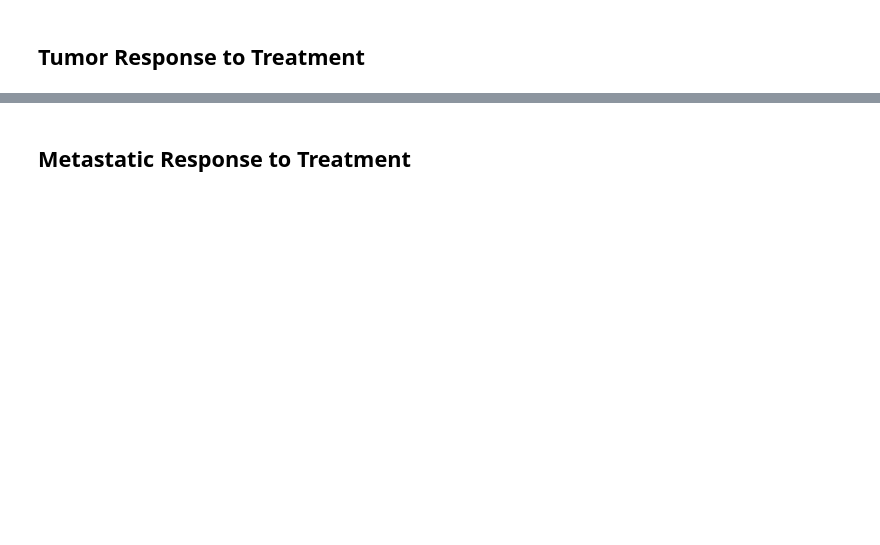
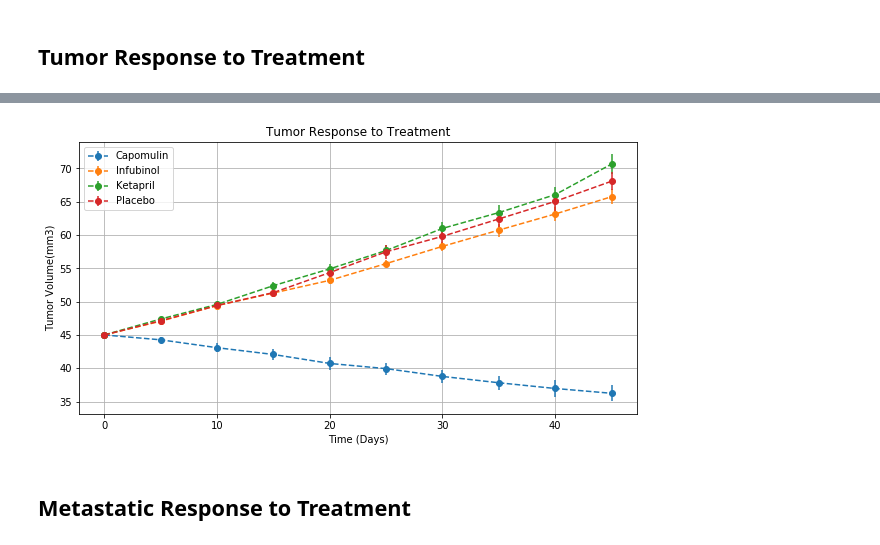
Before and after one commit to shrawantee/Matplotlib-Pymaceuticals, a Jupyter notebook: HW5_pymaceuticals_DS.ipynb, the cells around one changed output, grey strips where cells are left out. Cells and saved outputs as stored; diff of their text form; code cells hidden in the pictures; blank space fills up the shorter version.

```diff
--- a/HW5_pymaceuticals_DS.ipynb
+++ b/HW5_pymaceuticals_DS.ipynb
@@ -110,0 +87,8 @@ plt.show()
+# %%
+#DataFrame.pivot(index=None, columns=None, values=None)[source]
+# Minor Data Munging to Re-Format the Data Frames
+pivot_table = tumor_response_mean_df.pivot(index ="Timepoint", columns = 'Drug', values = "Tumor Volume (mm3)")
+pivot_table.reset_index(level = None, inplace = True)
+
+#Preview the formatted table
+pivot_table.head()
@@ -110,0 +102,3 @@ plt.show()
+# %%
+table_fourdrugs = pivot_table[["Timepoint", "Capomulin", "Infubinol", "Ketapril", "Placebo"]]
+table_fourdrugs.head()
@@ -111,3 +112,39 @@ plt.show()
+# %%
+#Collect the y- errors for the four focus drugs to use in the error plot
+
+Capomulin_error_df=tumor_response_sem_tumorvol_df.loc['Capomulin',["Tumor Volume (mm3)"]]
+Capomulin_error=Capomulin_error_df.iloc[:, 0].values
+
+
+Infubinol_error_df=tumor_response_sem_tumorvol_df.loc['Infubinol',["Tumor Volume (mm3)"]]
+Infubinol_error=Infubinol_error_df.iloc[:, 0].values
+
+
+Ketapril_error_df=tumor_response_sem_tumorvol_df.loc['Ketapril',["Tumor Volume (mm3)"]]
+Ketapril_error=Ketapril_error_df.iloc[:, 0].values
+
+
+Placebo_error_df=tumor_response_sem_tumorvol_df.loc['Placebo',["Tumor Volume (mm3)"]]
+Placebo_error=Placebo_error_df.iloc[:, 0].values
+# %%
+# Generate the Plot (with Error Bars)
+plt.figure(figsize = (10, 5))
+
+#fig=table_fourdrugs.plot(kind='scatter', x='Timepoint',y='Capomulin', linestyle='--', color='red', marker='o',yerr = Capomulin_error);
+
+plt.errorbar(x=table_fourdrugs['Timepoint'],y=table_fourdrugs['Capomulin'], yerr=Capomulin_error, linestyle="--", fmt='o')
+plt.errorbar(x=table_fourdrugs['Timepoint'],y=table_fourdrugs['Infubinol'], yerr=Infubinol_error, linestyle="--", fmt='o')
+plt.errorbar(x=table_fourdrugs['Timepoint'],y=table_fourdrugs['Ketapril'], yerr=Ketapril_error, linestyle="--",fmt='o')
+plt.errorbar(x=table_fourdrugs['Timepoint'],y=table_fourdrugs['Placebo'], yerr=Placebo_error, linestyle="--", fmt='o')
+
+plt.ylabel('Tumor Volume(mm3)')
+plt.xlabel('Time (Days)')
+plt.title('Tumor Response to Treatment')
+plt.grid()
+plt.legend()
+plt.show()
+# %% [output]
+[figure, added]
 # %% [markdown]
 ## Metastatic Response to Treatment
 # %%
```
Also changed, not shown: parts of 26 cells of this notebook, 3 other files.
